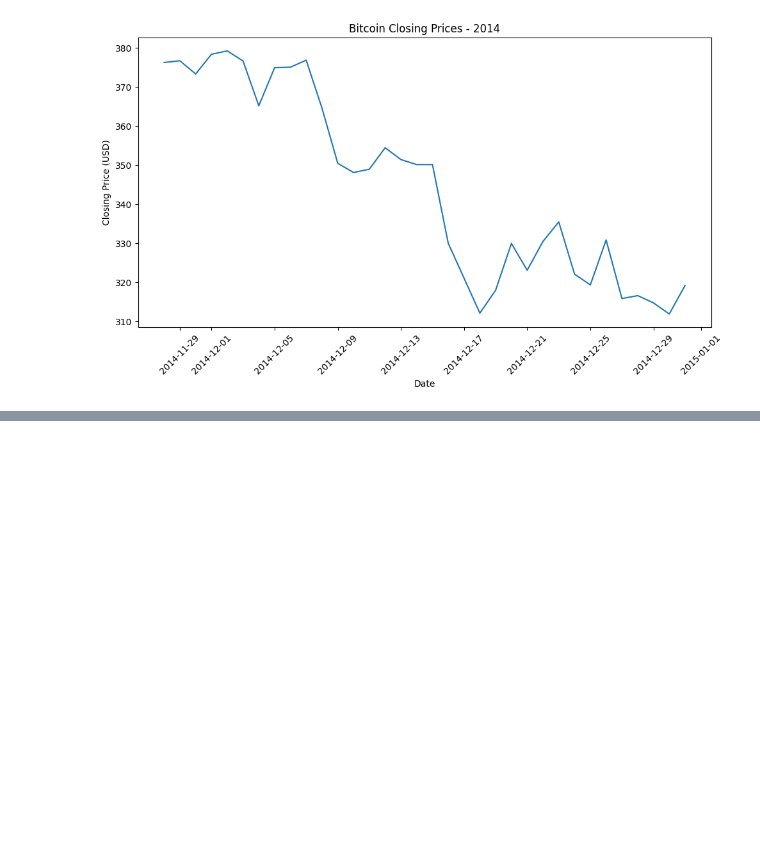
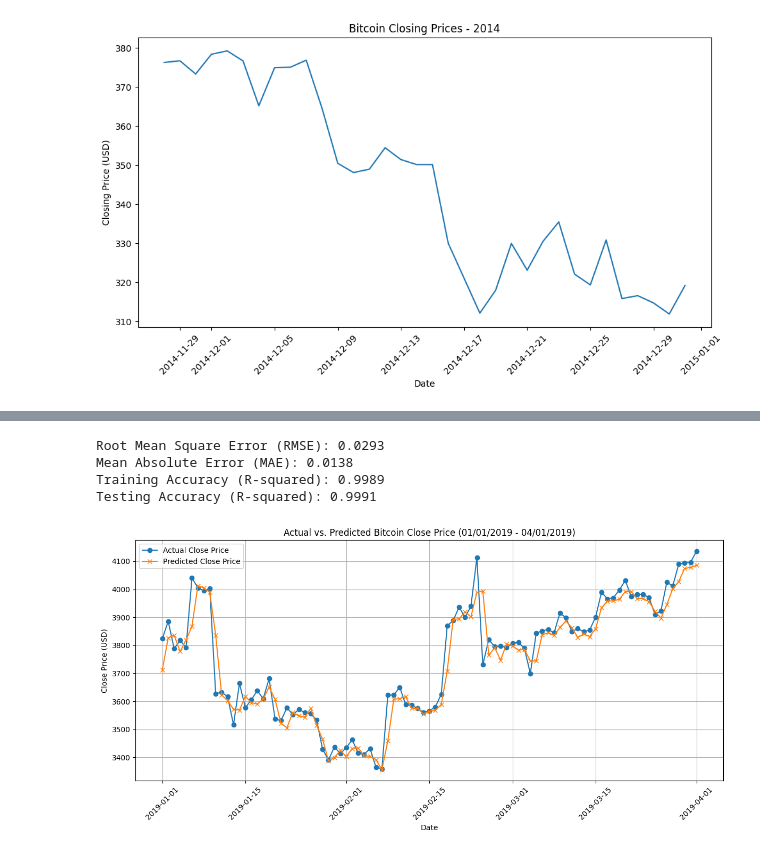
Before and after one commit to khoapdaio/AIO-2024, a Jupyter notebook: src/module4/week2/exercise2.ipynb, the cells around one changed output, grey strips where cells are left out. Cells and saved outputs as stored; diff of their text form; code cells hidden in the pictures; blank space fills up the shorter version.

```diff
--- a/src/module4/week2/exercise2.ipynb
+++ b/src/module4/week2/exercise2.ipynb
@@ -158,0 +191,57 @@ AttributeError: 'numpy.ndarray' object has no attribute 'values'
+# %%
+from sklearn.metrics import r2_score
+
+# Make predictions on the test set
+y_pred = predict(X_test, w, b)
+
+# Calculate RMSE
+rmse = np.sqrt(np.mean((y_pred - y_test) ** 2))
+
+# Calculate MAE
+mae = np.mean(np.abs(y_pred - y_test))
+
+# Calculate MAPE
+mape = np.mean(np.abs((y_test - y_pred) / y_test)) * 100
+
+
+# Calculate R-squared on training data
+y_train_pred = predict(X_train, w, b)
+train_accuracy = r2_score(y_train, y_train_pred)
+
+# Calculate R-squared on testing data
+test_accuracy = r2_score(y_test, y_pred)
+
+print("Root Mean Square Error (RMSE):", round(rmse, 4))
+print("Mean Absolute Error (MAE):", round(mae, 4))
+print("Training Accuracy (R-squared):", round(train_accuracy, 4))
+print("Testing Accuracy (R-squared):", round(test_accuracy, 4))
+# %% [output]
+Root Mean Square Error (RMSE): 0.0293
+Mean Absolute Error (MAE): 0.0138
+Training Accuracy (R-squared): 0.9989
+Testing Accuracy (R-squared): 0.9991
+# %%
+# Filter data for 2019-01-01 to 2019-04-01
+df_2019_Q1 = df[(df['date'] >= '2019-01-01') & (df['date'] <= '2019-04-01')]
+
+# Prepare X and y for prediction
+X_2019_Q1 = df_2019_Q1[["open", "high", "low"]]
+y_2019_Q1_actual = df_2019_Q1["close"]
+
+# Predict using the trained model
+y_2019_Q1_pred = predict(X_2019_Q1, w, b)
+
+# Create the plot
+plt.figure(figsize=(12, 6))
+plt.plot(df_2019_Q1['date'], y_2019_Q1_actual, label='Actual Close Price', marker='o')
+plt.plot(df_2019_Q1['date'], y_2019_Q1_pred, label='Predicted Close Price', marker='x')
+plt.title('Actual vs. Predicted Bitcoin Close Price (01/01/2019 - 04/01/2019)')
+plt.xlabel('Date')
+plt.ylabel('Close Price (USD)')
+plt.legend()
+plt.grid(True)
+plt.xticks(rotation=45)
+plt.tight_layout()
+plt.show()
+# %% [output]
+[figure, added]
```
Also changed, not shown: parts of 20 cells of this notebook, 1 other file.
